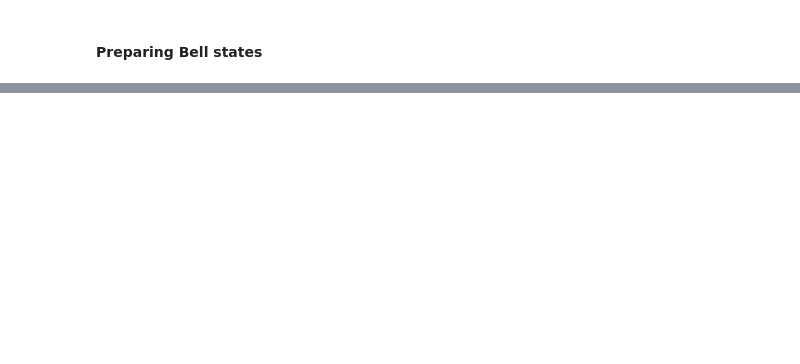
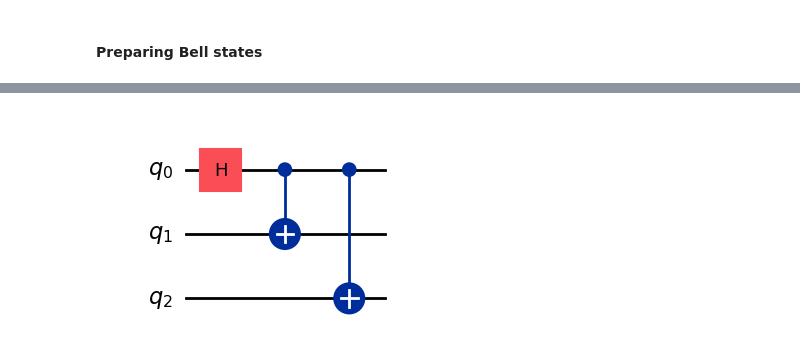
Before and after one commit to padlewsk/acoustic-projects, a Jupyter notebook: wavebit/simulation/pyhton/theory_validation.ipynb, the cells around one changed output, grey strips where cells are left out. Saved outputs shown, nothing was run; the diff lists cells and outputs as text; code cells hidden in the pictures; blank space fills up the shorter version.

```diff
--- a/wavebit/simulation/pyhton/theory_validation.ipynb
+++ b/wavebit/simulation/pyhton/theory_validation.ipynb
@@ -289,0 +79,15 @@ plot_histogram(results5.get_counts())
+# %%
+qc2 = QuantumCircuit(3)
+
+
+# TODO implement a circuit that prepares 1/√2 (|0000⟩ + |1111⟩)
+
+qc2.h(0)
+qc2.cx(0,1)
+qc2.cx(0,2)
+#qc2.cx(0,3)
+
+
+qc2.draw('mpl')
+# %% [output]
+[figure, added]
```
Also changed, not shown: parts of 60 cells of this notebook, 2 other files.
